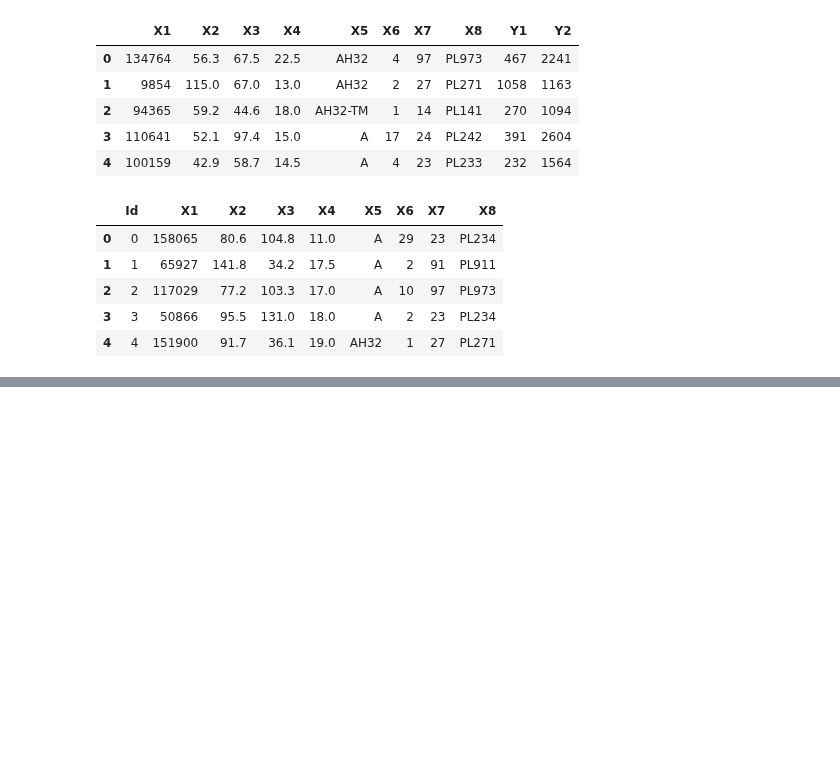
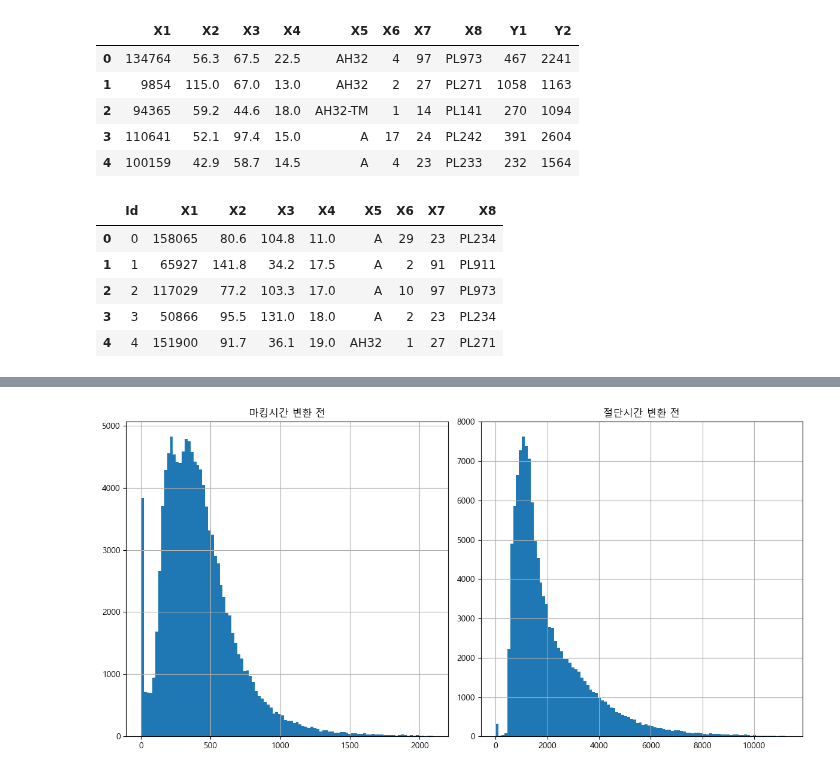
Before and after one commit to dlwls22/Hyundai_DT, a Jupyter notebook: EDA.ipynb, the cells around one changed output, grey strips where cells are left out. Saved outputs shown, nothing was run; the diff lists cells and outputs as text; code cells hidden in the pictures; blank space fills up the shorter version.

```diff
--- a/EDA.ipynb
+++ b/EDA.ipynb
@@ -294,3 +385,27 @@ plt.show()
+# %%
+plt.figure(figsize = (12, 6))
+
+plt.subplot(1, 2, 1)
+train['마킹시간'].hist(bins = 100)
+plt.title('마킹시간 변환 전')
+
+plt.subplot(1, 2, 2)
+train['절단시간'].hist(bins = 100)
+plt.title('절단시간 변환 전')
+
+# plt.subplot(1, 2, 2)
+# np.log1p(train['마킹시간']).hist(bins = 100)
+# plt.title('마킹시간 변환 후')
+
+# plt.subplot(1, 3, 3)
+# transformed_data, _ = stats.boxcox(train['Y1'] + 1)
+# plt.hist(transformed_data, bins = 100)
+# plt.title('Box-Cox Transform Data')
+
+plt.tight_layout()
+plt.show()
+# %% [output]
+[figure, added]
 # %%
 plt.figure(figsize = (12, 6))
 
```
Also changed, not shown: parts of 30 cells of this notebook.
